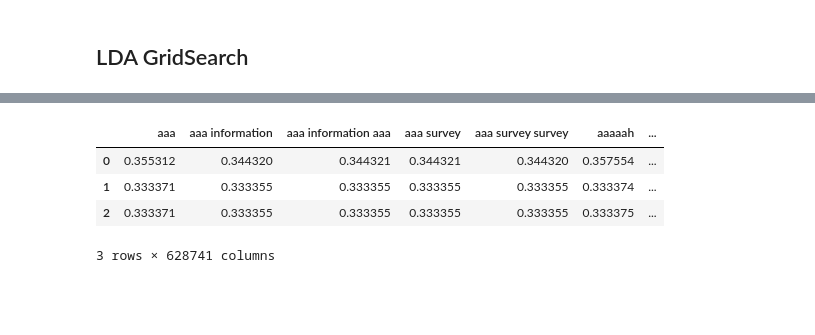
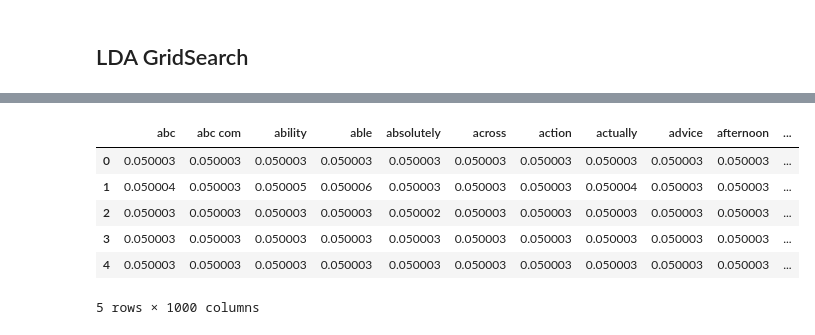
Before and after one commit to albertolovell/closed_caption_classifier, a Jupyter notebook: cc.ipynb, the cells around one changed output, grey strips where cells are left out. Drawn from its saved outputs; the diff is of its cells as text; code cells hidden in the pictures; blank space fills up the shorter version.

```diff
--- a/cc.ipynb
+++ b/cc.ipynb
@@ -639,19 +681,21 @@ Model Perplexity:  1808413.757669866
 # %%
-vectorizer = TfidfVectorizer(stop_words=stopwords.words('english'), ngram_range=(1, 3), lowercase=True)
+vectorizer = TfidfVectorizer(stop_words=stopwords.words('english'), ngram_range=(1, 3), lowercase=True, max_features=1000)
 tfidf_model = vectorizer.fit_transform(text)
 
-best_lda_model = LatentDirichletAllocation(n_components=3, learning_decay=0.5)
+best_lda_model = LatentDirichletAllocation(n_components=20, learning_decay=0.5, n_jobs=-1)
 best_lda_model.fit(tfidf_model)
 
 df_topic_keywords = pd.DataFrame(best_lda_model.components_)
 df_topic_keywords.columns = vectorizer.get_feature_names()
 df_topic_keywords.head()
 # %% [output]
-|  | aaa | aaa information | aaa information aaa | aaa survey | aaa survey survey | aaaaah | ... |
-| 0 | 0.355312 | 0.344320 | 0.344321 | 0.344321 | 0.344320 | 0.357554 | ... |
-| 1 | 0.333371 | 0.333355 | 0.333355 | 0.333355 | 0.333355 | 0.333374 | ... |
-| 2 | 0.333371 | 0.333355 | 0.333355 | 0.333355 | 0.333355 | 0.333375 | ... |
+|  | abc | abc com | ability | able | absolutely | across | action | actually | advice | afternoon | ... |
+| 0 | 0.050003 | 0.050003 | 0.050003 | 0.050003 | 0.050003 | 0.050003 | 0.050003 | 0.050003 | 0.050003 | 0.050003 | ... |
+| 1 | 0.050004 | 0.050003 | 0.050005 | 0.050006 | 0.050003 | 0.050003 | 0.050003 | 0.050004 | 0.050003 | 0.050003 | ... |
+| 2 | 0.050003 | 0.050003 | 0.050003 | 0.050003 | 0.050002 | 0.050003 | 0.050003 | 0.050003 | 0.050003 | 0.050003 | ... |
+| 3 | 0.050003 | 0.050003 | 0.050003 | 0.050003 | 0.050003 | 0.050003 | 0.050003 | 0.050003 | 0.050003 | 0.050003 | ... |
+| 4 | 0.050003 | 0.050003 | 0.050003 | 0.050003 | 0.050003 | 0.050003 | 0.050003 | 0.050003 | 0.050003 | 0.050003 | ... |
-3 rows × 628741 columns
+5 rows × 1000 columns
 # %%
 # Show top n keywords for each topic
 
```
Also changed, not shown: parts of 48 cells of this notebook, 1 other file.
